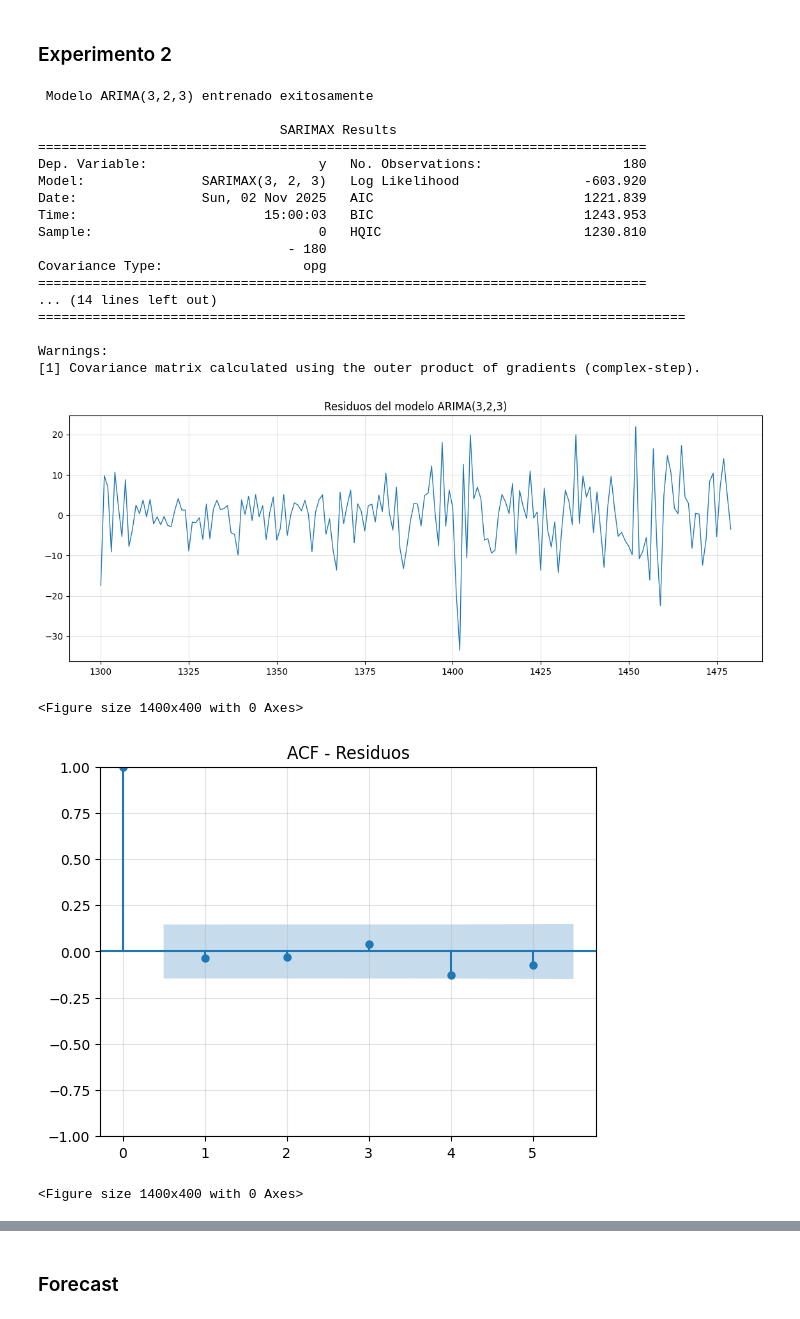
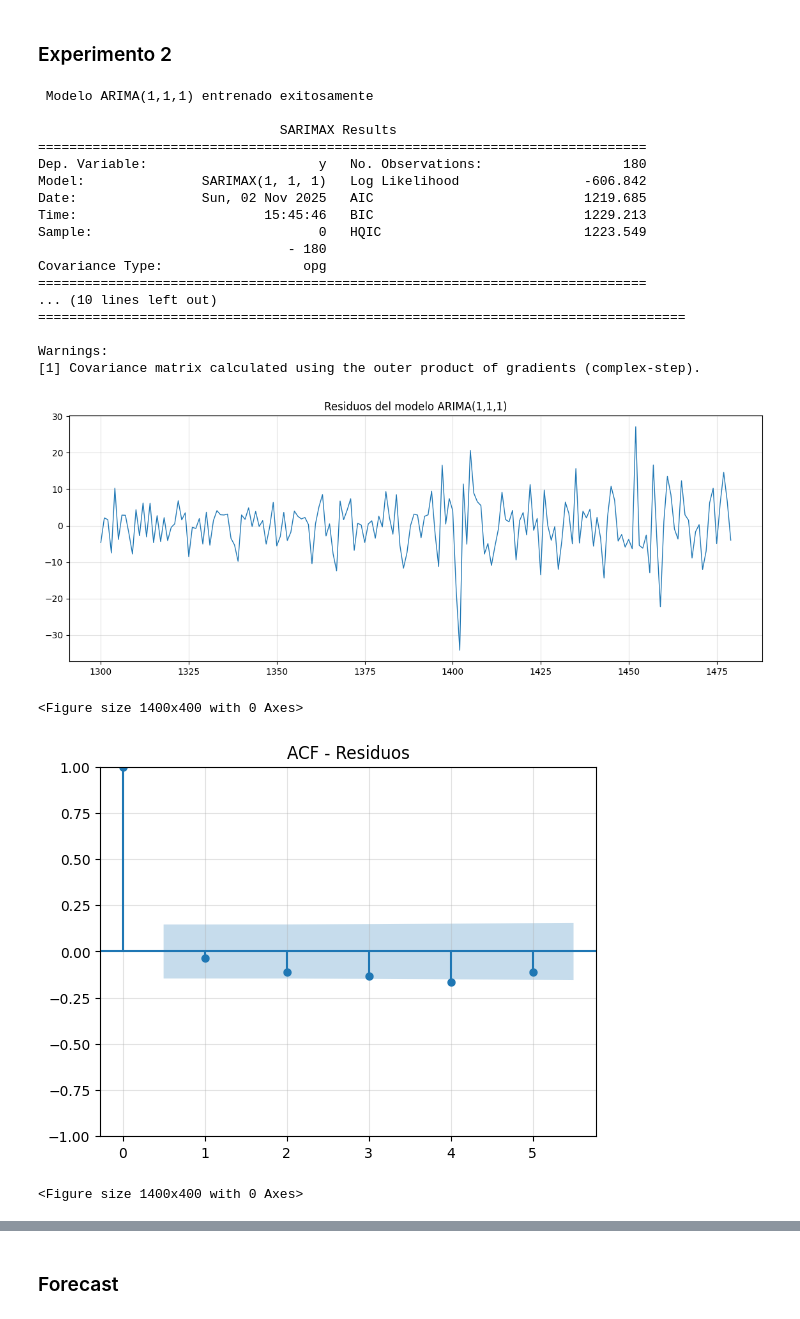
Before and after one commit to JairRamosG/Analisis-Series-de-Tiempo, a Jupyter notebook: Practica_2/exp_2.ipynb, the cells around one changed output, grey strips where cells are left out. Drawn from its saved outputs; the diff is of its cells as text; code cells hidden in the pictures.

```diff
--- a/Practica_2/exp_2.ipynb
+++ b/Practica_2/exp_2.ipynb
@@ -129,27 +127,27 @@ shape simple   : (180, 1)
 ### Experimento 2
 # %%
 serie = pd.Series(simple['Simple'].values, index = v2.index)
-p, d, q = 3, 2, 3
+p, d, q = 1, 1, 1
 resultado, residuos = ARIMA_experimento(serie, p, d, q, 5)
 # %% [output]
- Modelo ARIMA(3,2,3) entrenado exitosamente
+ Modelo ARIMA(1,1,1) entrenado exitosamente
 
                                SARIMAX Results
 ==============================================================================
 Dep. Variable:                      y   No. Observations:                  180
-Model:               SARIMAX(3, 2, 3)   Log Likelihood                -603.920
-Date:                Sun, 02 Nov 2025   AIC                           1221.839
-Time:                        15:00:03   BIC                           1243.953
-Sample:                             0   HQIC                          1230.810
+Model:               SARIMAX(1, 1, 1)   Log Likelihood                -606.842
+Date:                Sun, 02 Nov 2025   AIC                           1219.685
+Time:                        15:45:46   BIC                           1229.213
+Sample:                             0   HQIC                          1223.549
                                 - 180
 Covariance Type:                  opg
 ==============================================================================
-... (14 lines left out)
+... (10 lines left out)
 ===================================================================================
 
 Warnings:
 [1] Covariance matrix calculated using the outer product of gradients (complex-step).
-[figure, old version]
+[figure, new version]
 <Figure size 1400x400 with 0 Axes>
-[figure, old version]
+[figure, new version]
 <Figure size 1400x400 with 0 Axes>
```
Also changed, not shown: parts of 8 cells of this notebook, 2 other files.
